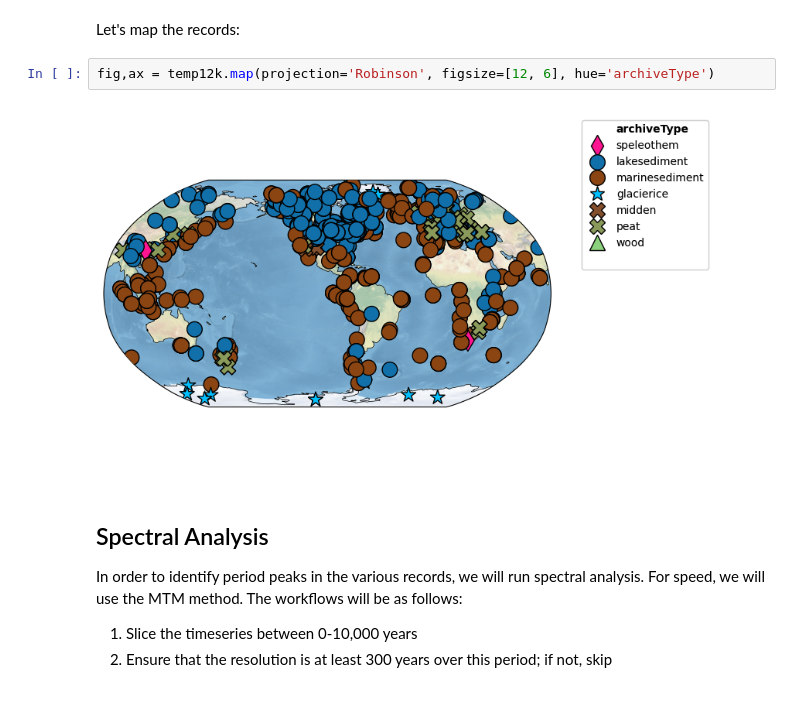
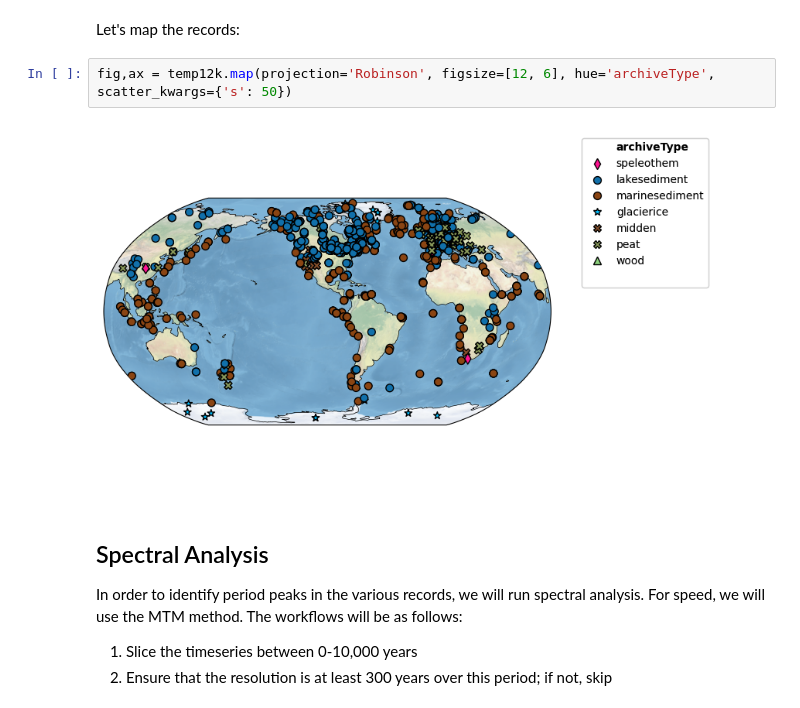
Before and after one commit to LinkedEarth/FreqFun, a Jupyter notebook: notebooks/02c-spectral_analysis_peaks_temp12k.ipynb, the cells around one changed output. Drawn from its saved outputs; the diff is of its cells as text.

```diff
--- a/notebooks/02c-spectral_analysis_peaks_temp12k.ipynb
+++ b/notebooks/02c-spectral_analysis_peaks_temp12k.ipynb
@@ -243,9 +243,9 @@ temp12k = pyleo.MultipleGeoSeries(ts_list, label='Temp12k', time_unit='yr BP')
 # %% [markdown]
 Let's map the records:
 # %%
-fig,ax = temp12k.map(projection='Robinson', figsize=[12, 6], hue='archiveType')
+fig,ax = temp12k.map(projection='Robinson', figsize=[12, 6], hue='archiveType', scatter_kwargs={'s': 50})
 # %% [output]
-[figure, old version]
+[figure, new version]
 # %% [markdown]
 ## Spectral Analysis
 
```
Also changed, not shown: parts of 4 cells of this notebook, 5 other files.
